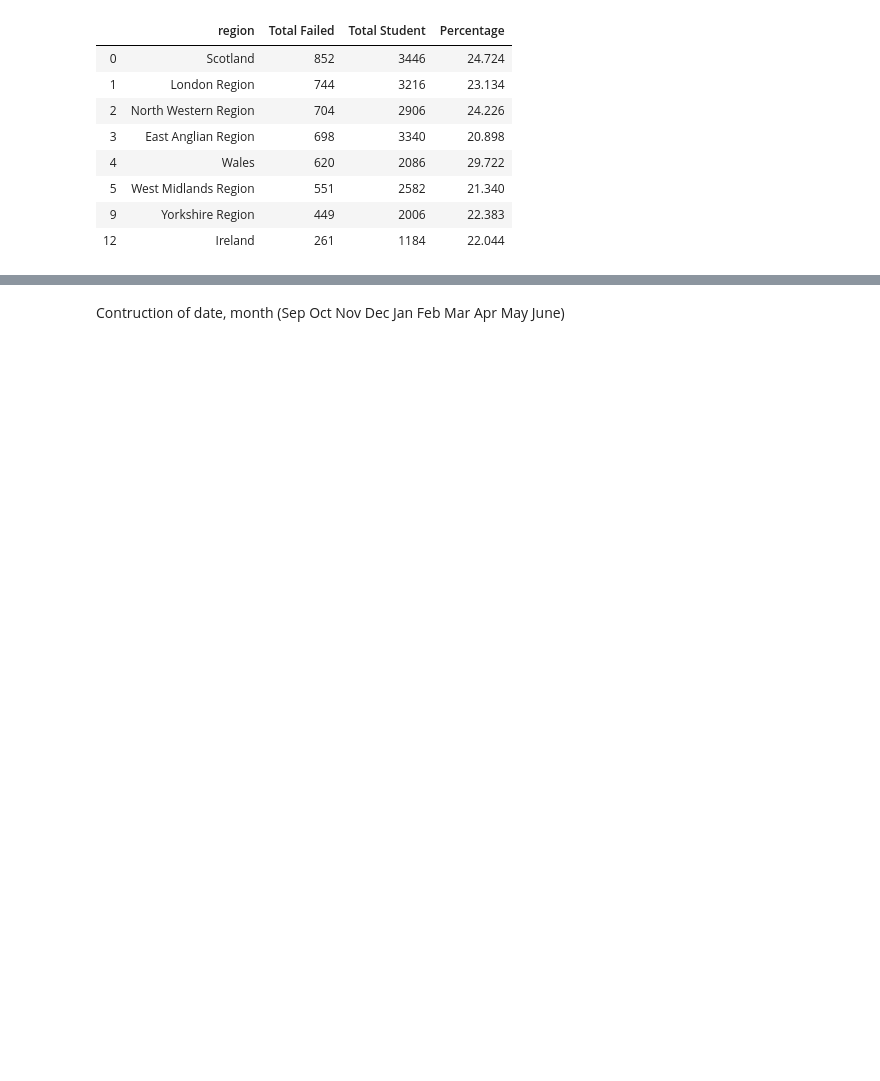
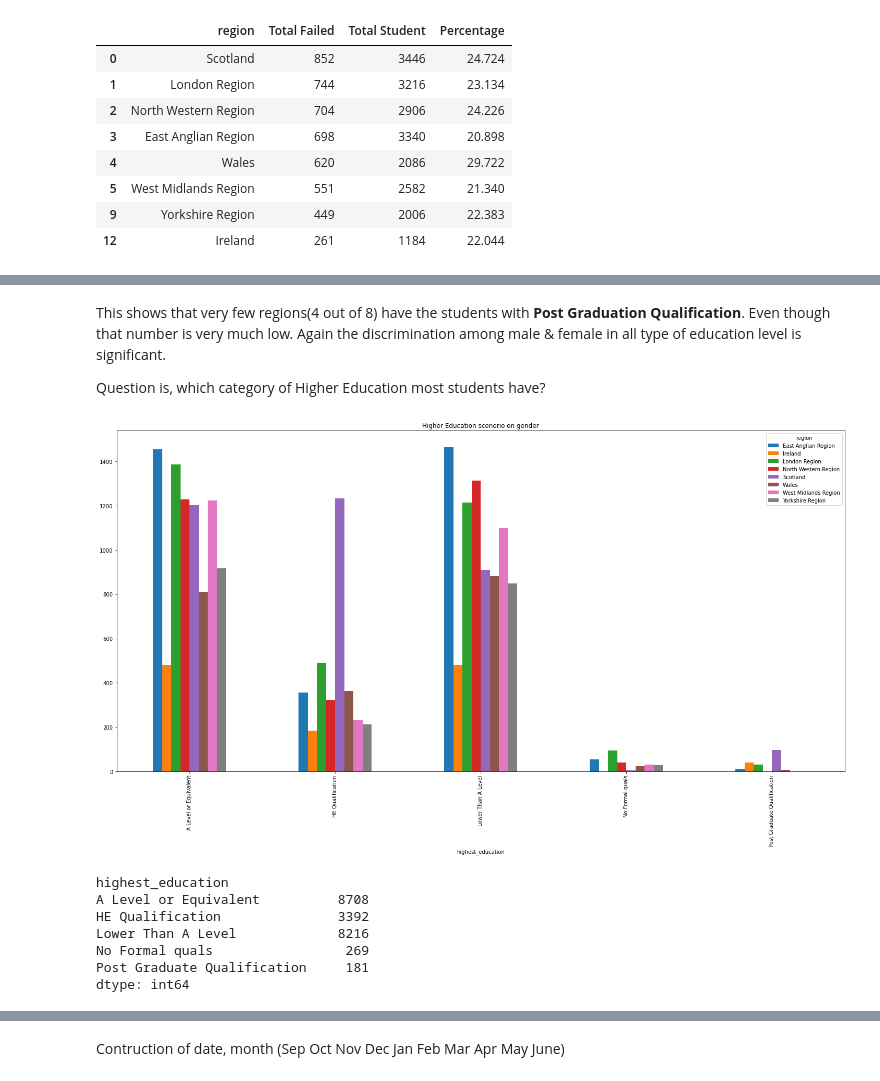
Before and after one commit to rayansami/behaviour-analysis, a Jupyter notebook: Analyzing_Open_University_Learning_Analytics_Dataset.ipynb, the cells around one changed output, grey strips where cells are left out. Cells and saved outputs as stored; diff of their text form; code cells hidden in the pictures; blank space fills up the shorter version.

```diff
--- a/Analyzing_Open_University_Learning_Analytics_Dataset.ipynb
+++ b/Analyzing_Open_University_Learning_Analytics_Dataset.ipynb
@@ -297,0 +313,18 @@ pd.crosstab(student_info.region, student_info.final_result).plot.barh(stacked =
+# %% [markdown]
+This shows that very few regions(4 out of 8) have the students with <b>Post Graduation Qualification</b>. Even though that number is very much low. Again the discrimination among male & female in all type of education level is significant.
+
+Question is, which category of Higher Education most students have?
+# %%
+filtered_student_info.groupby(['highest_education','region']).size().unstack().plot(kind='bar', title='Higher Education scenerio on gender',figsize=(25,12))
+plt.show()
+
+filtered_student_info.groupby(['highest_education']).size()
+# %% [output]
+[figure, added]
+highest_education
+A Level or Equivalent          8708
+HE Qualification               3392
+Lower Than A Level             8216
+No Formal quals                 269
+Post Graduate Qualification     181
+dtype: int64
```
Also changed, not shown: parts of 22 cells of this notebook.
